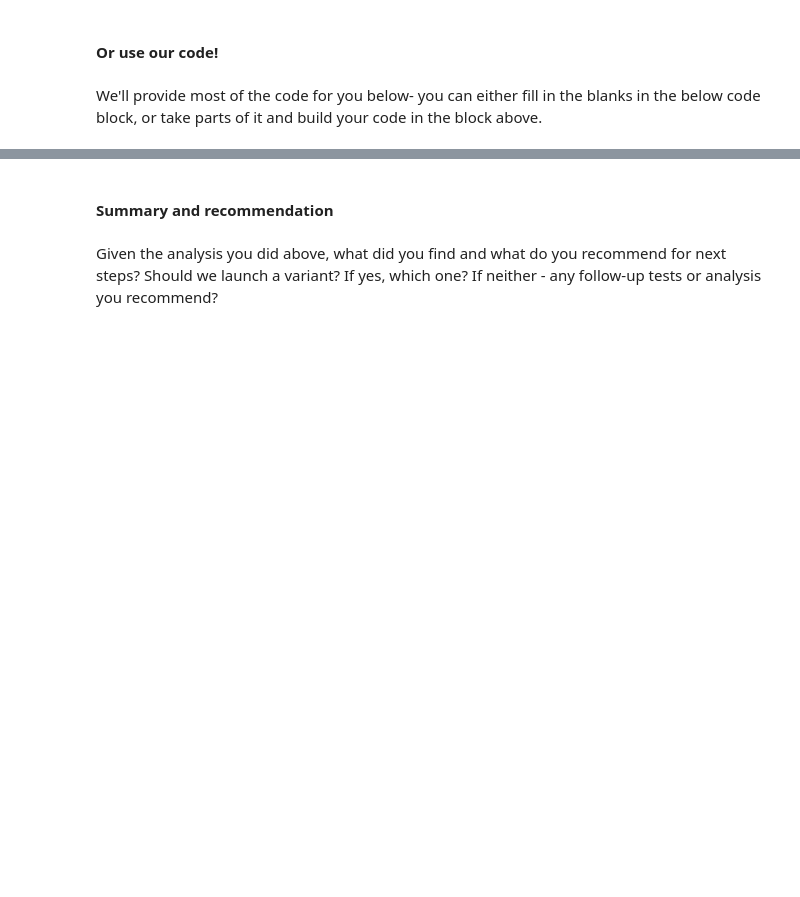
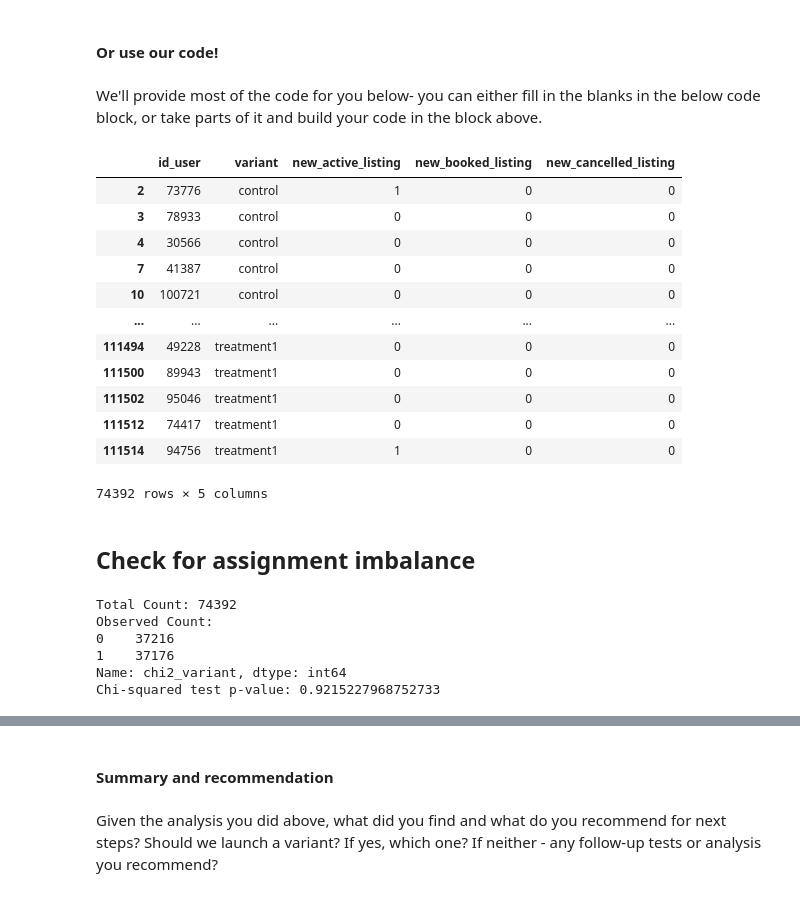
Before and after one commit to c-abbott/ab-testing, a Jupyter notebook: notebooks/w04_concurrent_tests.ipynb, the cells around one changed output, grey strips where cells are left out. Saved outputs shown, nothing was run; the diff lists cells and outputs as text; code cells hidden in the pictures; blank space fills up the shorter version.

```diff
--- a/notebooks/w04_concurrent_tests.ipynb
+++ b/notebooks/w04_concurrent_tests.ipynb
@@ -560,0 +569,32 @@ df_ct = pd.concat([df_c,df_t]) # Combine into one- now you can compute results l
+# %%
+df_ct
+# %% [output]
+|  | id_user | variant | new_active_listing | new_booked_listing | new_cancelled_listing |
+| 2 | 73776 | control | 1 | 0 | 0 |
+| 3 | 78933 | control | 0 | 0 | 0 |
+| 4 | 30566 | control | 0 | 0 | 0 |
+| 7 | 41387 | control | 0 | 0 | 0 |
+| 10 | 100721 | control | 0 | 0 | 0 |
+| ... | ... | ... | ... | ... | ... |
+| 111494 | 49228 | treatment1 | 0 | 0 | 0 |
+| 111500 | 89943 | treatment1 | 0 | 0 | 0 |
+| 111502 | 95046 | treatment1 | 0 | 0 | 0 |
+| 111512 | 74417 | treatment1 | 0 | 0 | 0 |
+| 111514 | 94756 | treatment1 | 1 | 0 | 0 |
+74392 rows × 5 columns
+# %% [markdown]
+## Check for assignment imbalance
+# %%
+df_ct['chi2_variant'] = df_ct['variant']
+df_ct['chi2_variant'].loc[(df_ct['chi2_variant']=='treatment1')] = 'treatment'
+p_value, total_count, observed_counts = ab_test_chi2(df_ct['chi2_variant'])
+print(f"Total Count: {total_count}")
+print(f"Observed Count:\n{observed_counts}")
+print(f"Chi-squared test p-value: {p_value}")
+# %% [output]
+Total Count: 74392
+Observed Count:
+0    37216
+1    37176
+Name: chi2_variant, dtype: int64
+Chi-squared test p-value: 0.9215227968752733
```
Also changed, not shown: parts of 11 cells of this notebook.
